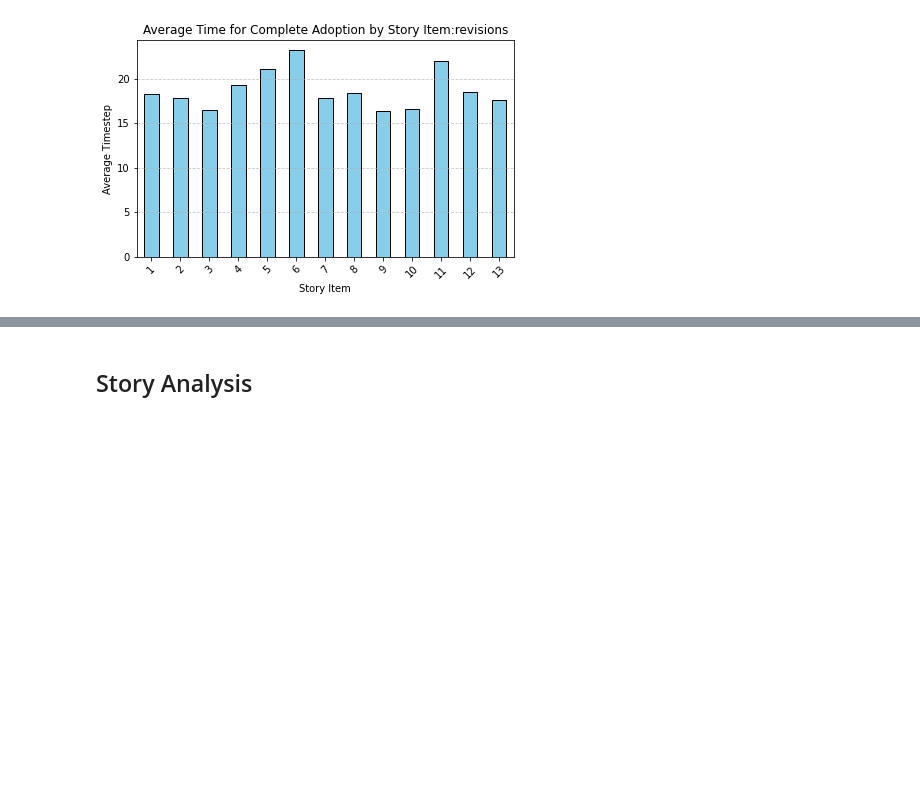
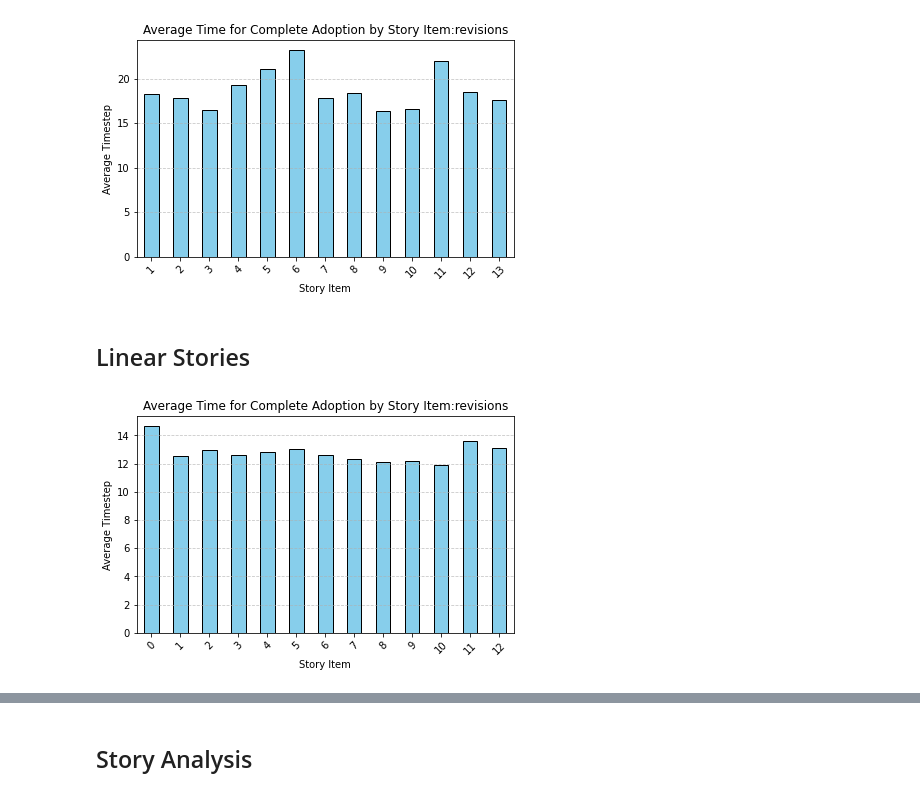
Before and after one commit to c4-lab/NarrativeDiffusion, a Jupyter notebook: analysis/analysis.ipynb, the cells around one changed output, grey strips where cells are left out. Cells and saved outputs as stored; diff of their text form; code cells hidden in the pictures; blank space fills up the shorter version.

```diff
--- a/analysis/analysis.ipynb
+++ b/analysis/analysis.ipynb
@@ -155,3 +159,9 @@ plt.show()
 plot_adoption_speed_items("../data/revisions_20230810210134/results.csv",title="revisions")
 # %% [output]
 [figure]
+# %% [markdown]
+## Linear Stories
+# %%
+plot_adoption_speed_items("../data/linear_20230811112613/results.csv",title="revisions")
+# %% [output]
+[figure, added]
```
Also changed, not shown: parts of 3 cells of this notebook, 2 other files.
